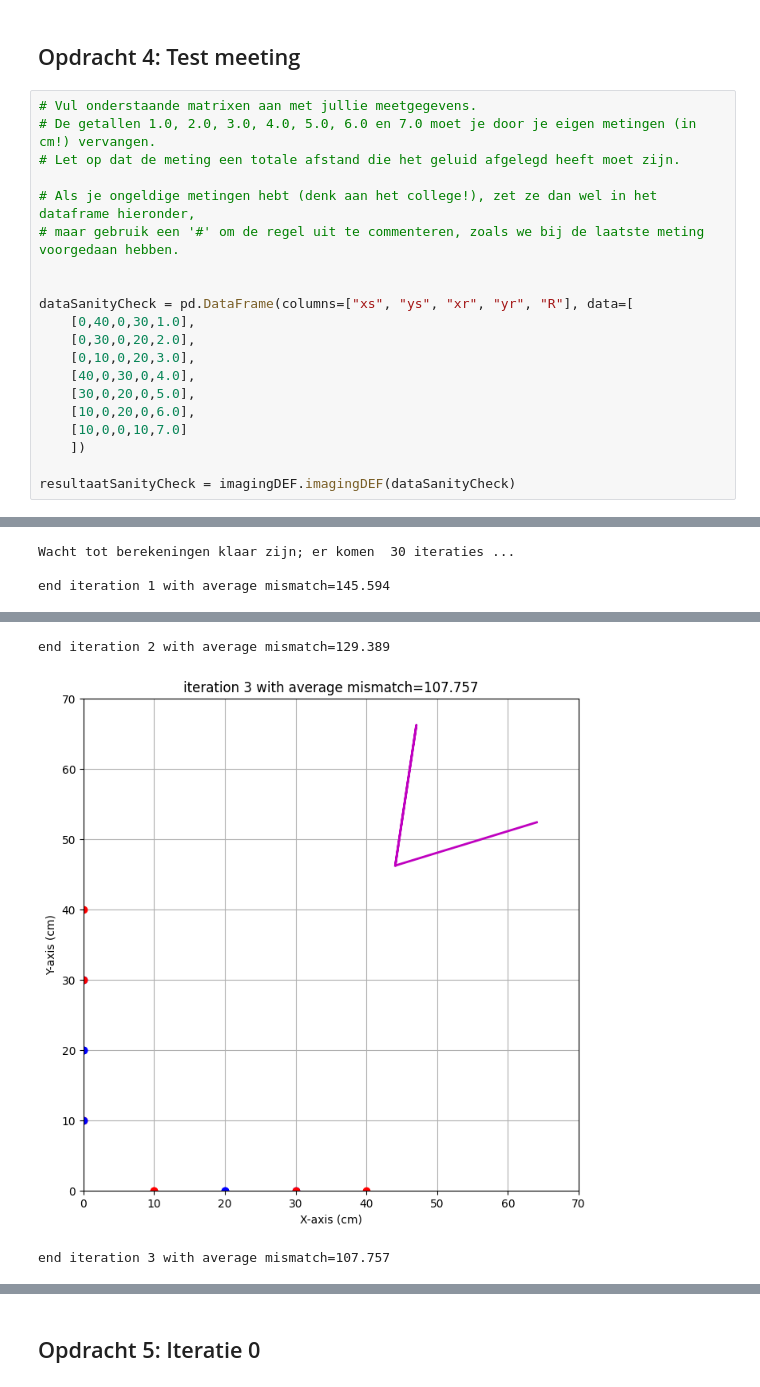
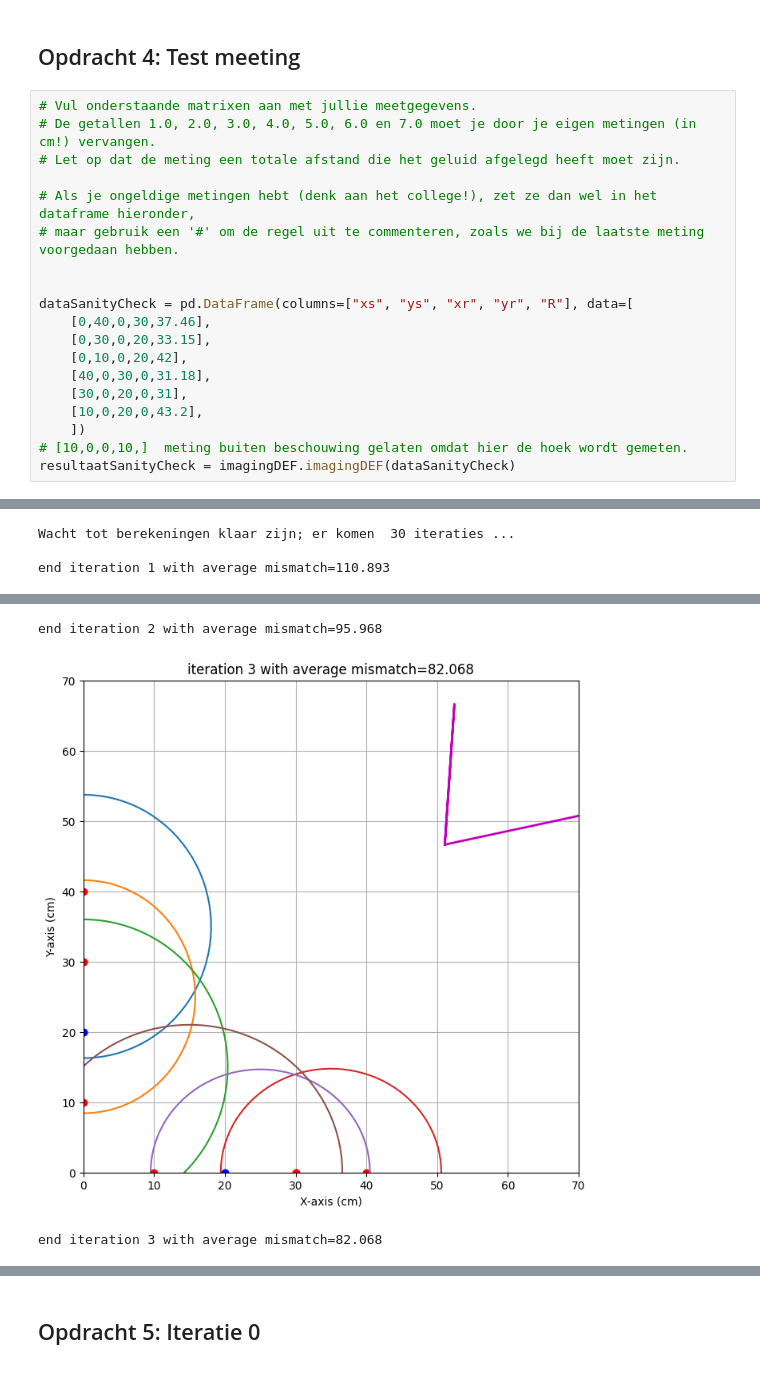
Before and after one commit to sjiemen/DEF_opdrachten_fork, a Jupyter notebook: FysiekeOntwerpopdrachten/4OntwerpEenAlgoritmeEchoAkoestisch/DEFOntwerpopdracht4AlgoritmeInvulTemplate.ipynb, the cells around one changed output, grey strips where cells are left out. Drawn from its saved outputs; the diff is of its cells as text.

```diff
--- a/FysiekeOntwerpopdrachten/4OntwerpEenAlgoritmeEchoAkoestisch/DEFOntwerpopdracht4AlgoritmeInvulTemplate.ipynb
+++ b/FysiekeOntwerpopdrachten/4OntwerpEenAlgoritmeEchoAkoestisch/DEFOntwerpopdracht4AlgoritmeInvulTemplate.ipynb
@@ -57,15 +79,14 @@ kalibratie-opstelling groep [nummer]
 
 
 dataSanityCheck = pd.DataFrame(columns=["xs", "ys", "xr", "yr", "R"], data=[
-    [0,40,0,30,1.0],
-    [0,30,0,20,2.0],
-    [0,10,0,20,3.0],
-    [40,0,30,0,4.0],
-    [30,0,20,0,5.0],
-    [10,0,20,0,6.0],
-    [10,0,0,10,7.0]
+    [0,40,0,30,37.46],
+    [0,30,0,20,33.15],
+    [0,10,0,20,42],
+    [40,0,30,0,31.18],
+    [30,0,20,0,31],
+    [10,0,20,0,43.2],
     ])
-
+# [10,0,0,10,]  meting buiten beschouwing gelaten omdat hier de hoek wordt gemeten.
 resultaatSanityCheck = imagingDEF.imagingDEF(dataSanityCheck)
 # %% [output]
 Running the imaging algorithm with the following data:
@@ -81,3 +101,3 @@ Running the imaging algorithm with the following data:
 Wacht tot berekeningen klaar zijn; er komen  30 iteraties ...
 
-end iteration 1 with average mismatch=145.594
+end iteration 1 with average mismatch=110.893
@@ -85,3 +105,3 @@ end iteration 1 with average mismatch=145.594
-end iteration 2 with average mismatch=129.389
+end iteration 2 with average mismatch=95.968
-[figure, old version]
+[figure, new version]
-end iteration 3 with average mismatch=107.757
+end iteration 3 with average mismatch=82.068
```
Also changed, not shown: parts of 6 cells of this notebook, 2 other files.
